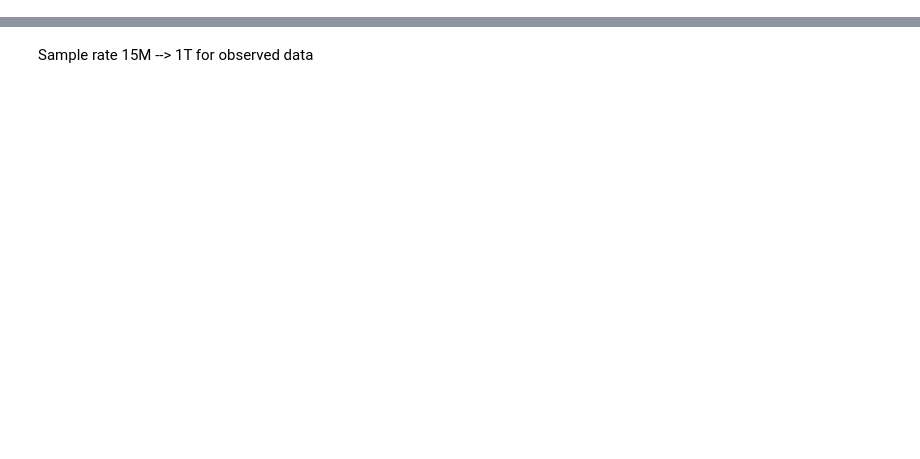
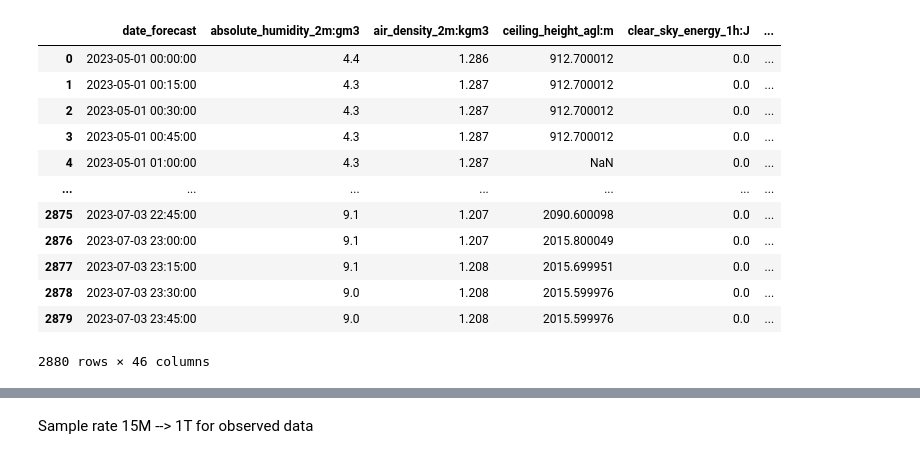
Before and after one commit to mikaelste/TDT4173-project, a Jupyter notebook: henning mats/play.ipynb, the cells around one changed output, grey strips where cells are left out. Cells and saved outputs as stored; diff of their text form; code cells hidden in the pictures; blank space fills up the shorter version.

```diff
--- a/henning mats/play.ipynb
+++ b/henning mats/play.ipynb
@@ -16,16 +9,31 @@ pd.set_option('display.max_columns', None)
 # %%
 target_A = pd.read_parquet("../A/train_targets.parquet").assign(time=lambda df: pd.to_datetime(df['time']))
 #test_A=pd.read_parquet("../A/X_test_estimated.parquet")
 A_observed=pd.read_parquet("../A/X_train_observed.parquet")
 A_estimated=pd.read_parquet("../A/X_train_estimated.parquet").drop(columns=['date_calc'])
 target_B = pd.read_parquet("../B/train_targets.parquet").assign(time=lambda df: pd.to_datetime(df['time']))
 B_observed = pd.read_parquet("../B/X_train_observed.parquet")
 B_estimated=pd.read_parquet("../B/X_train_estimated.parquet").drop(columns=['date_calc'])
 target_C = pd.read_parquet("../C/train_targets.parquet").assign(time=lambda df: pd.to_datetime(df['time']))
 C_observed=pd.read_parquet("../C/X_train_observed.parquet")
 C_estimated=pd.read_parquet("../C/X_train_estimated.parquet").drop(columns=['date_calc'])
 
 # test sets
 test_A=pd.read_parquet("../A/X_test_estimated.parquet").drop(columns=['date_calc'])
 test_B=pd.read_parquet("../B/X_test_estimated.parquet").drop(columns=['date_calc'])
 test_C=pd.read_parquet("../C/X_test_estimated.parquet").drop(columns=['date_calc'])
+test_A
+# %% [output]
+|  | date_forecast | absolute_humidity_2m:gm3 | air_density_2m:kgm3 | ceiling_height_agl:m | clear_sky_energy_1h:J | ... |
+| 0 | 2023-05-01 00:00:00 | 4.4 | 1.286 | 912.700012 | 0.0 | ... |
+| 1 | 2023-05-01 00:15:00 | 4.3 | 1.287 | 912.700012 | 0.0 | ... |
+| 2 | 2023-05-01 00:30:00 | 4.3 | 1.287 | 912.700012 | 0.0 | ... |
+| 3 | 2023-05-01 00:45:00 | 4.3 | 1.287 | 912.700012 | 0.0 | ... |
+| 4 | 2023-05-01 01:00:00 | 4.3 | 1.287 | NaN | 0.0 | ... |
+| ... | ... | ... | ... | ... | ... | ... |
+| 2875 | 2023-07-03 22:45:00 | 9.1 | 1.207 | 2090.600098 | 0.0 | ... |
+| 2876 | 2023-07-03 23:00:00 | 9.1 | 1.207 | 2015.800049 | 0.0 | ... |
+| 2877 | 2023-07-03 23:15:00 | 9.1 | 1.208 | 2015.699951 | 0.0 | ... |
+| 2878 | 2023-07-03 23:30:00 | 9.0 | 1.208 | 2015.599976 | 0.0 | ... |
+| 2879 | 2023-07-03 23:45:00 | 9.0 | 1.208 | 2015.599976 | 0.0 | ... |
+2880 rows × 46 columns
```
Also changed, not shown: parts of 5 cells of this notebook, 7 other files.
